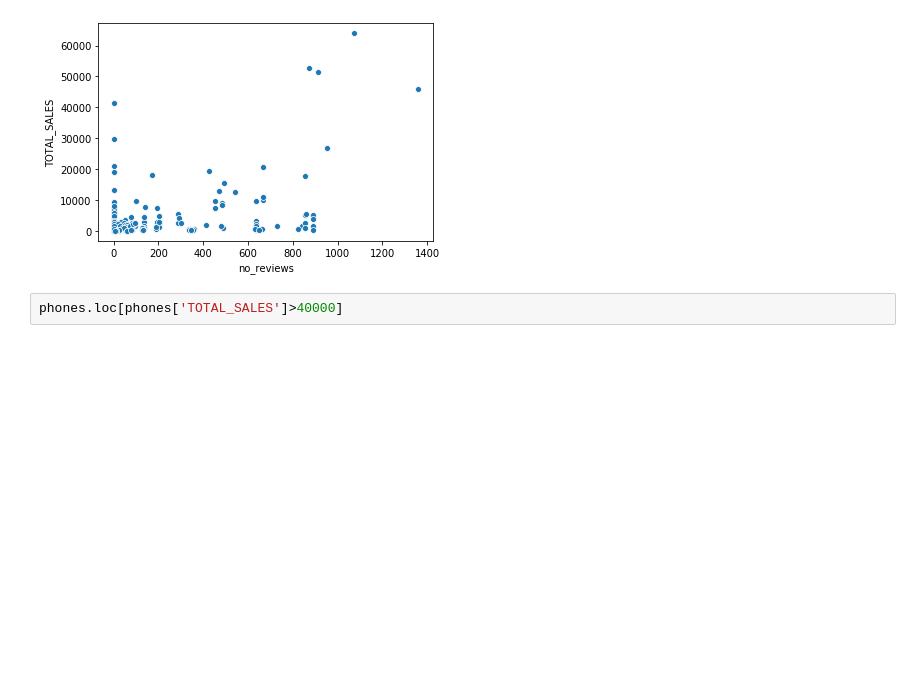
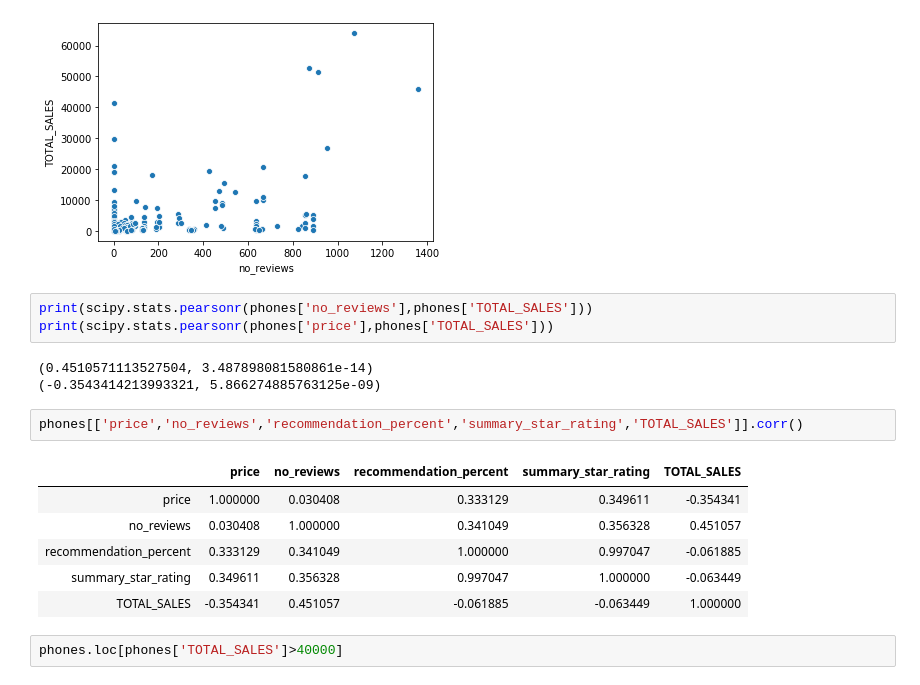
Before and after one commit to risdallseis/expenditure_prox, a Jupyter notebook: sales_correlation_plots.ipynb, the cells around one changed output. Saved outputs shown, nothing was run; the diff lists cells and outputs as text; blank space fills up the shorter version.

```diff
--- a/sales_correlation_plots.ipynb
+++ b/sales_correlation_plots.ipynb
@@ -114,6 +146,21 @@ sns.scatterplot(x=phones['no_reviews'], y=phones['TOTAL_SALES'])
 # %% [output]
 <matplotlib.axes._subplots.AxesSubplot at 0x...>
 [figure]
+# %%
+print(scipy.stats.pearsonr(phones['no_reviews'],phones['TOTAL_SALES']))
+print(scipy.stats.pearsonr(phones['price'],phones['TOTAL_SALES']))
+# %% [output]
+(0.4510571113527504, 3.487898081580861e-14)
+(-0.3543414213993321, 5.866274885763125e-09)
+# %%
+phones[['price','no_reviews','recommendation_percent','summary_star_rating','TOTAL_SALES']].corr()
+# %% [output]
+|  | price | no_reviews | recommendation_percent | summary_star_rating | TOTAL_SALES |
+| price | 1.000000 | 0.030408 | 0.333129 | 0.349611 | -0.354341 |
+| no_reviews | 0.030408 | 1.000000 | 0.341049 | 0.356328 | 0.451057 |
+| recommendation_percent | 0.333129 | 0.341049 | 1.000000 | 0.997047 | -0.061885 |
+| summary_star_rating | 0.349611 | 0.356328 | 0.997047 | 1.000000 | -0.063449 |
+| TOTAL_SALES | -0.354341 | 0.451057 | -0.061885 | -0.063449 | 1.000000 |
 # %%
 phones.loc[phones['TOTAL_SALES']>40000]
 # %% [output]
```
Also changed, not shown: parts of 10 cells of this notebook.
